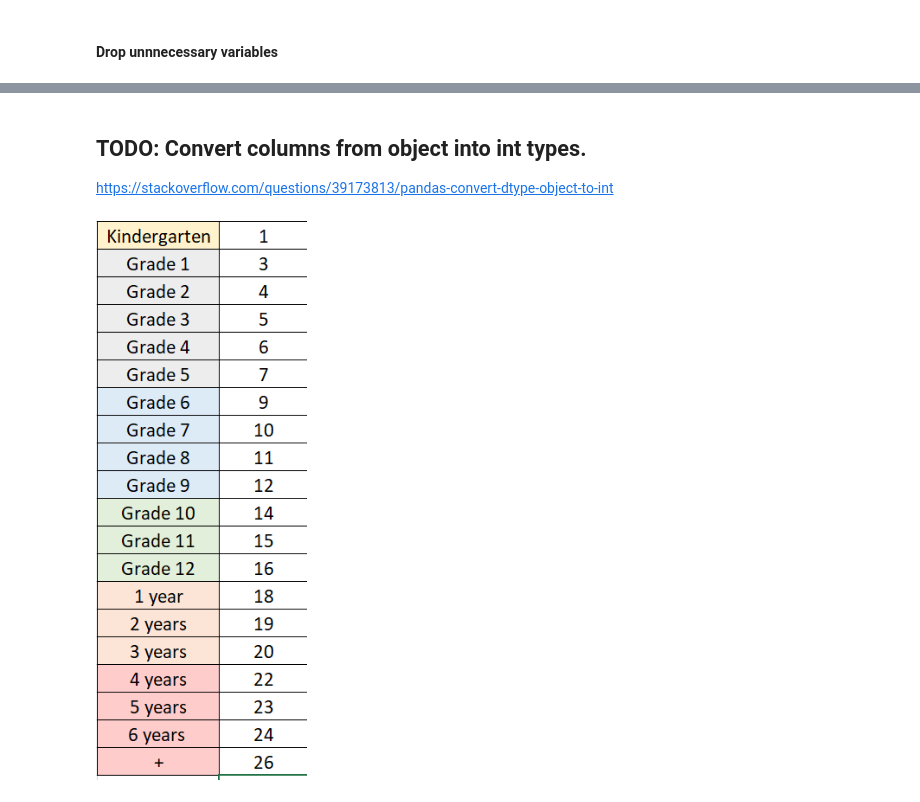
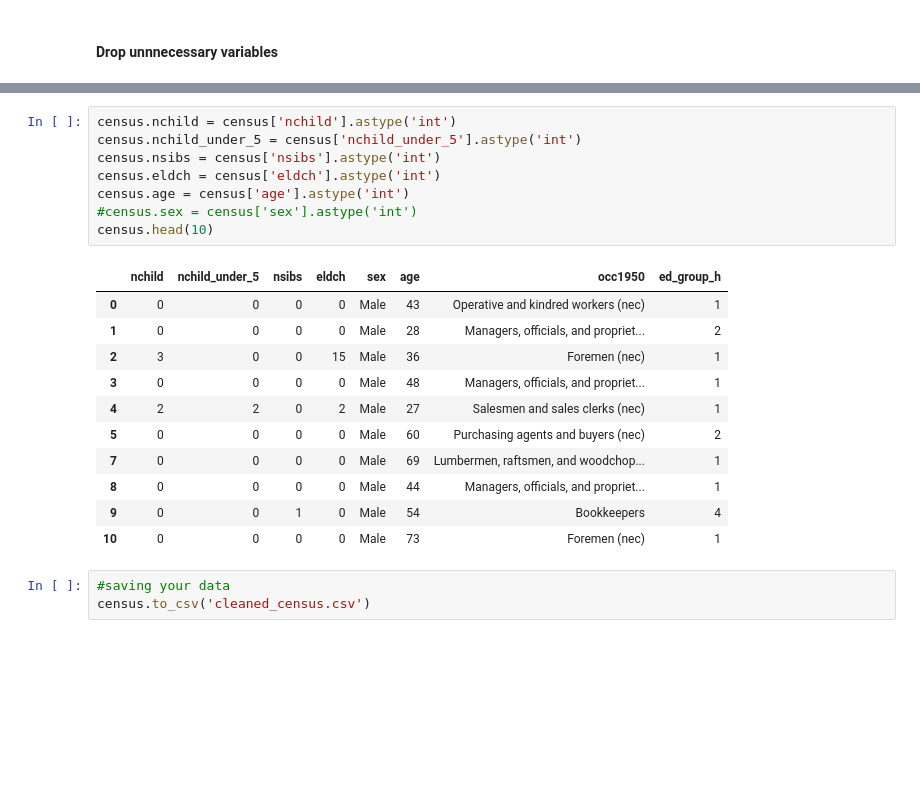
Before and after one commit to Nanodayo23/Categorical-classification-ML, a Jupyter notebook: Explore & clean data.ipynb, the cells around one changed output, grey strips where cells are left out. Drawn from its saved outputs; the diff is of its cells as text; blank space fills up the shorter version.

```diff
--- a/Explore & clean data.ipynb
+++ b/Explore & clean data.ipynb
@@ -355,7 +318,24 @@ ed_group_h          int64
 dtype: object
-# %% [markdown]
-## TODO: Convert columns from object into int types.
-
-https://stackoverflow.com/questions/39173813/pandas-convert-dtype-object-to-int
-# %% [markdown]
-![image.png](attachment:image.png)
+# %%
+census.nchild = census['nchild'].astype('int')
+census.nchild_under_5 = census['nchild_under_5'].astype('int')
+census.nsibs = census['nsibs'].astype('int')
+census.eldch = census['eldch'].astype('int')
+census.age = census['age'].astype('int')
+#census.sex = census['sex'].astype('int')
+census.head(10)
+# %% [output]
+|  | nchild | nchild_under_5 | nsibs | eldch | sex | age | occ1950 | ed_group_h |
+| 0 | 0 | 0 | 0 | 0 | Male | 43 | Operative and kindred workers (nec) | 1 |
+| 1 | 0 | 0 | 0 | 0 | Male | 28 | Managers, officials, and propriet... | 2 |
+| 2 | 3 | 0 | 0 | 15 | Male | 36 | Foremen (nec) | 1 |
+| 3 | 0 | 0 | 0 | 0 | Male | 48 | Managers, officials, and propriet... | 1 |
+| 4 | 2 | 2 | 0 | 2 | Male | 27 | Salesmen and sales clerks (nec) | 1 |
+| 5 | 0 | 0 | 0 | 0 | Male | 60 | Purchasing agents and buyers (nec) | 2 |
+| 7 | 0 | 0 | 0 | 0 | Male | 69 | Lumbermen, raftsmen, and woodchop... | 1 |
+| 8 | 0 | 0 | 0 | 0 | Male | 44 | Managers, officials, and propriet... | 1 |
+| 9 | 0 | 0 | 1 | 0 | Male | 54 | Bookkeepers | 4 |
+| 10 | 0 | 0 | 0 | 0 | Male | 73 | Foremen (nec) | 1 |
+# %%
+#saving your data
+census.to_csv('cleaned_census.csv')
```
Also changed, not shown: parts of 24 cells of this notebook, 8 other files.
